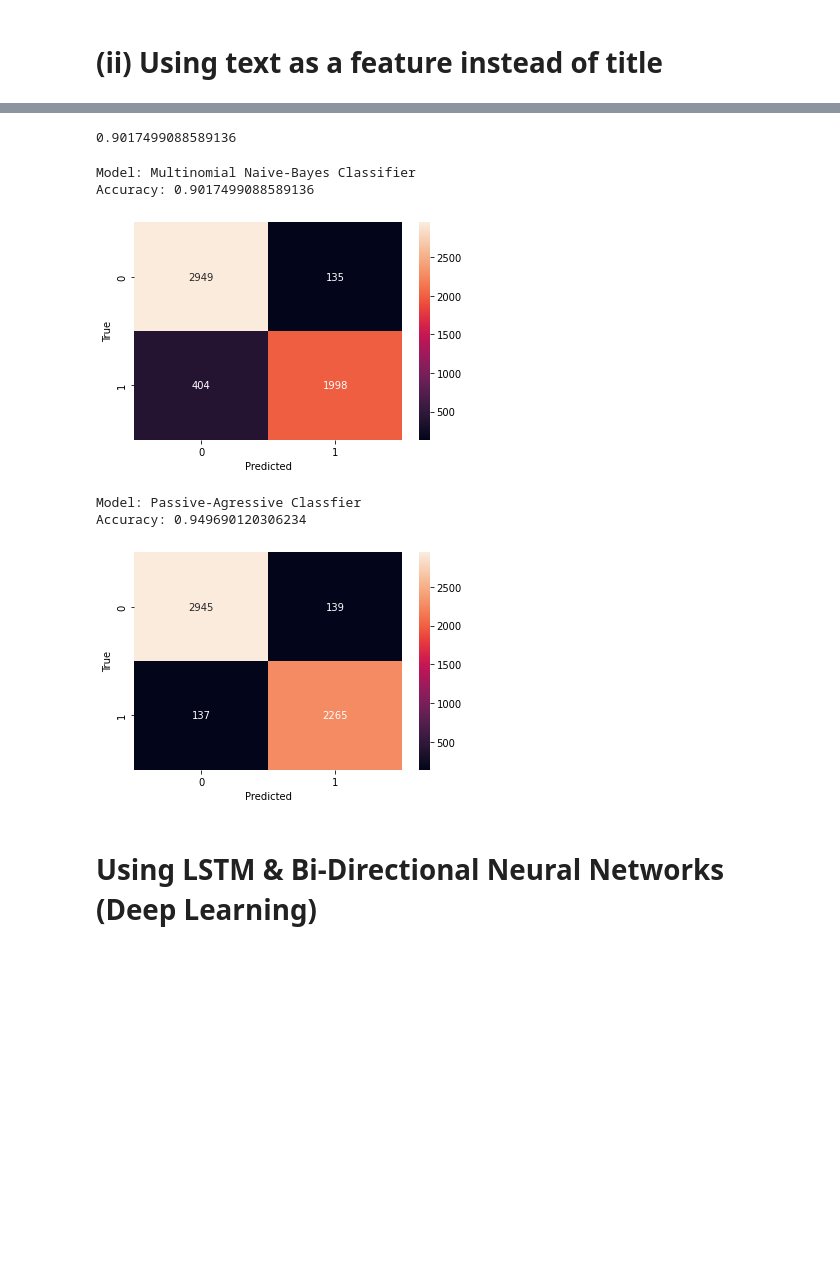
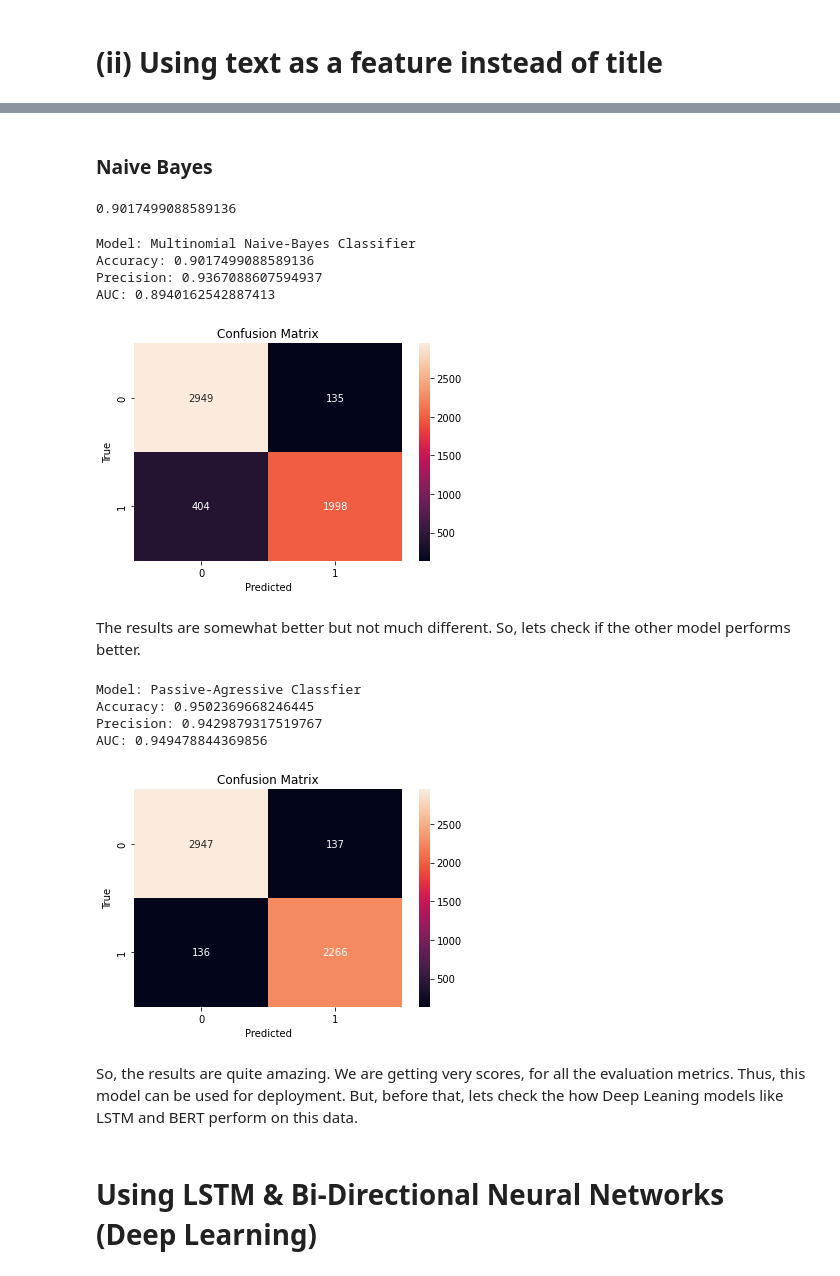
Before and after one commit to Stitaprajna/AllMyProjects, a Jupyter notebook: Fake News Classifier.ipynb, the cells around one changed output, grey strips where cells are left out. Saved outputs shown, nothing was run; the diff lists cells and outputs as text; code cells hidden in the pictures; blank space fills up the shorter version.

```diff
--- a/Fake News Classifier.ipynb
+++ b/Fake News Classifier.ipynb
@@ -5,7 +5,7 @@
 # %%
 import pandas as pd
 # %%
-df = pd.read_csv('/content/train.csv',nrows=15000)
+df = pd.read_csv('/content/train.csv',encoding = 'utf-8')
 # %%
 df.head()
 # %% [output]
@@ -154,7 +169,10 @@ cv1 = TfidfVectorizer(max_features=5000,ngram_range=(1,3))
 # %%
 x = cv1.fit_transform(corpus1).toarray()
 # %%
-X_train,X_test,Y_train,Y_test = train_test_split(x,y,test_size=0.3,random_state=0)
+Y = df.label
+X_train,X_test,Y_train,Y_test = train_test_split(x,Y,test_size=0.3,random_state=0)
+# %% [markdown]
+### Naive Bayes
 # %%
 NB = MultinomialNB()
 model2= NB.fit(X_train,Y_train)
@@ -168,14 +186,21 @@ cm = metrics.confusion_matrix(Y_test,Y_pred)
 # %%
 print('Model: Multinomial Naive-Bayes Classifier')
 print('Accuracy:',model2.score(X_test,Y_test))
+print('Precision:',metrics.precision_score(Y_test,Y_pred))
+print('AUC:',metrics.roc_auc_score(Y_test,Y_pred))
 sn.heatmap(cm,annot=True,fmt='d')
 plt.xlabel('Predicted')
 plt.ylabel('True')
+plt.title('Confusion Matrix')
 plt.show()
 # %% [output]
 Model: Multinomial Naive-Bayes Classifier
 Accuracy: 0.9017499088589136
+Precision: 0.9367088607594937
+AUC: 0.8940162542887413
-[figure, old version]
+[figure, new version]
+# %% [markdown]
+The results are somewhat better but not much different. So, lets check if the other model performs better.
 # %%
 # PassiveAgressiveClassifier
 Passive_Aggressive_model = PassiveAggressiveClassifier()
@@ -185,14 +210,21 @@ CM1 = metrics.confusion_matrix(Y_test, Y_preD)
 # %%
 print('Model: Passive-Agressive Classfier')
 print('Accuracy:',model22.score(X_test,Y_test))
+print('Precision:',metrics.precision_score(Y_test,Y_preD))
+print('AUC:',metrics.roc_auc_score(Y_test,Y_preD))
 sn.heatmap(CM1,annot=True,fmt='d')
 plt.xlabel('Predicted')
 plt.ylabel('True')
+plt.title('Confusion Matrix')
 plt.show()
 # %% [output]
 Model: Passive-Agressive Classfier
-Accuracy: 0.949690120306234
+Accuracy: 0.9502369668246445
+Precision: 0.9429879317519767
+AUC: 0.949478844369856
-[figure, old version]
+[figure, new version]
+# %% [markdown]
+So, the results are quite amazing. We are getting very scores, for all the evaluation metrics. Thus, this model can be used for deployment. But, before that, lets check the how Deep Leaning models like LSTM and BERT perform on this data.
 # %% [markdown]
 # Using LSTM & Bi-Directional Neural Networks (Deep Learning)
 # %%
```
Also changed, not shown: parts of 58 cells of this notebook.
